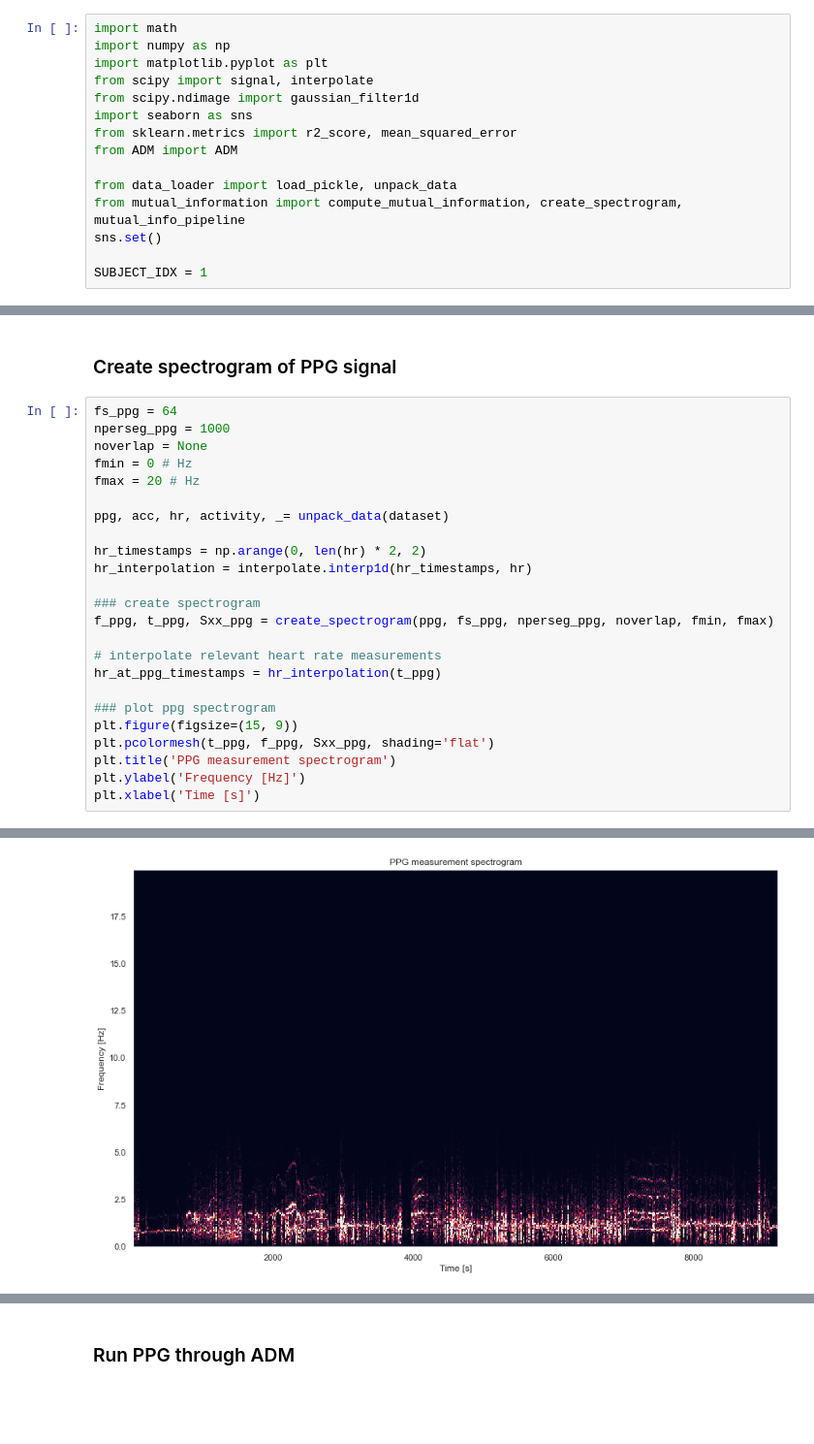
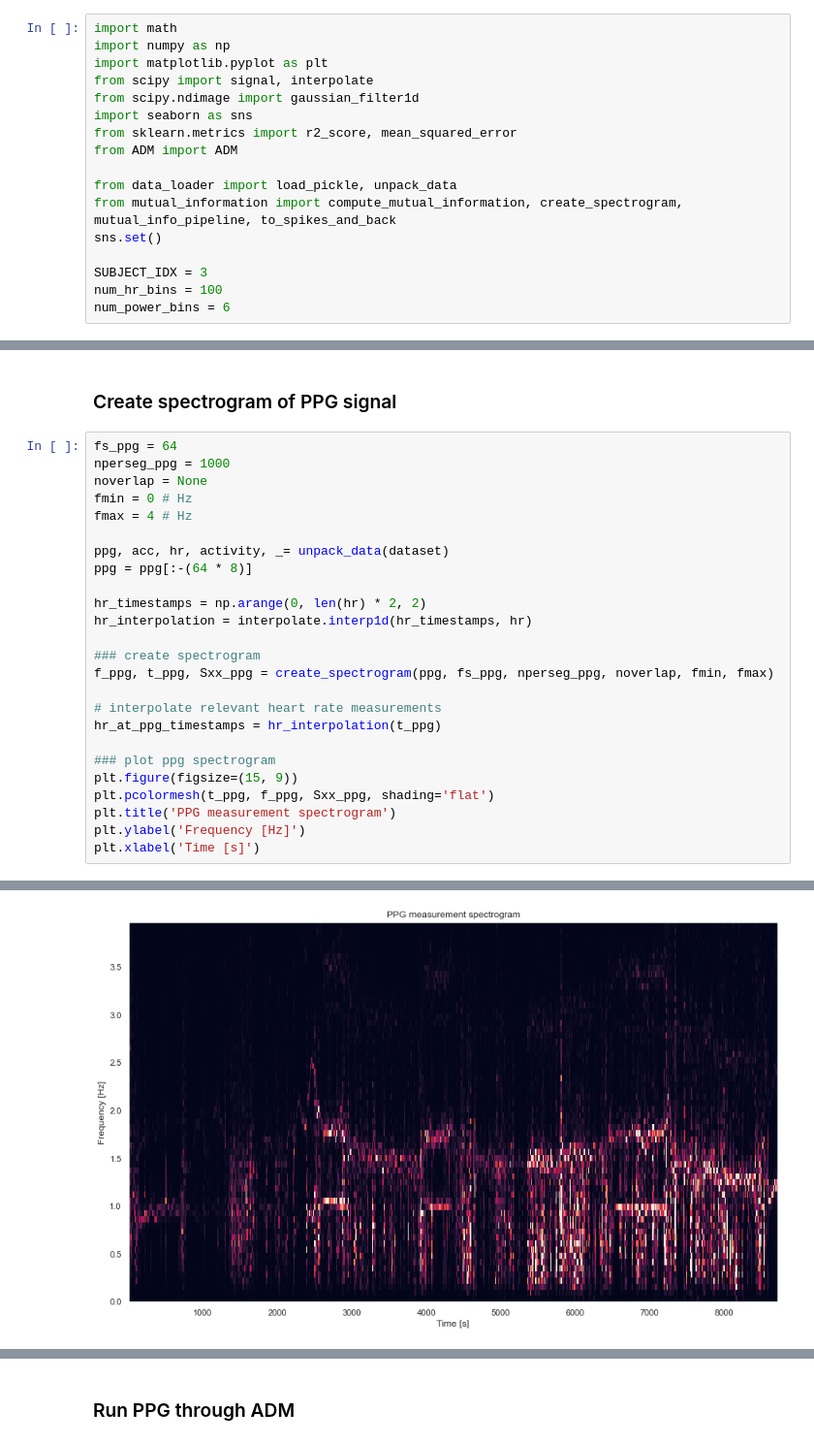
Before and after one commit to pennfranc/adm-ppg-analysis, a Jupyter notebook: mutual information analysis.ipynb, the cells around one changed output, grey strips where cells are left out. Shown at 97% size. Cells and saved outputs as stored; diff of their text form; blank space fills up the shorter version.

```diff
--- a/mutual information analysis.ipynb
+++ b/mutual information analysis.ipynb
@@ -9,10 +9,12 @@ from sklearn.metrics import r2_score, mean_squared_error
 from ADM import ADM
 
 from data_loader import load_pickle, unpack_data
-from mutual_information import compute_mutual_information, create_spectrogram, mutual_info_pipeline
+from mutual_information import compute_mutual_information, create_spectrogram, mutual_info_pipeline, to_spikes_and_back
 sns.set()
 
-SUBJECT_IDX = 1
+SUBJECT_IDX = 3
+num_hr_bins = 100
+num_power_bins = 6
 # %%
 dataset = load_pickle(SUBJECT_IDX)
 # %% [markdown]
@@ -20,27 +22,28 @@ dataset = load_pickle(SUBJECT_IDX)
 # %%
 fs_ppg = 64
 nperseg_ppg = 1000
 noverlap = None
 fmin = 0 # Hz
-fmax = 20 # Hz
+fmax = 4 # Hz
 
 ppg, acc, hr, activity, _= unpack_data(dataset)
+ppg = ppg[:-(64 * 8)]
 
 hr_timestamps = np.arange(0, len(hr) * 2, 2)
 hr_interpolation = interpolate.interp1d(hr_timestamps, hr)
 
 ### create spectrogram
 f_ppg, t_ppg, Sxx_ppg = create_spectrogram(ppg, fs_ppg, nperseg_ppg, noverlap, fmin, fmax)
 
 # interpolate relevant heart rate measurements
 hr_at_ppg_timestamps = hr_interpolation(t_ppg)
 
 ### plot ppg spectrogram
 plt.figure(figsize=(15, 9))
 plt.pcolormesh(t_ppg, f_ppg, Sxx_ppg, shading='flat')
 plt.title('PPG measurement spectrogram')
 plt.ylabel('Frequency [Hz]')
 plt.xlabel('Time [s]')
 # %% [output]
 Text(0.5, 0, 'Time [s]')
-[figure, old version]
+[figure, new version]
```
Also changed, not shown: parts of 14 cells of this notebook, 1 other file.
